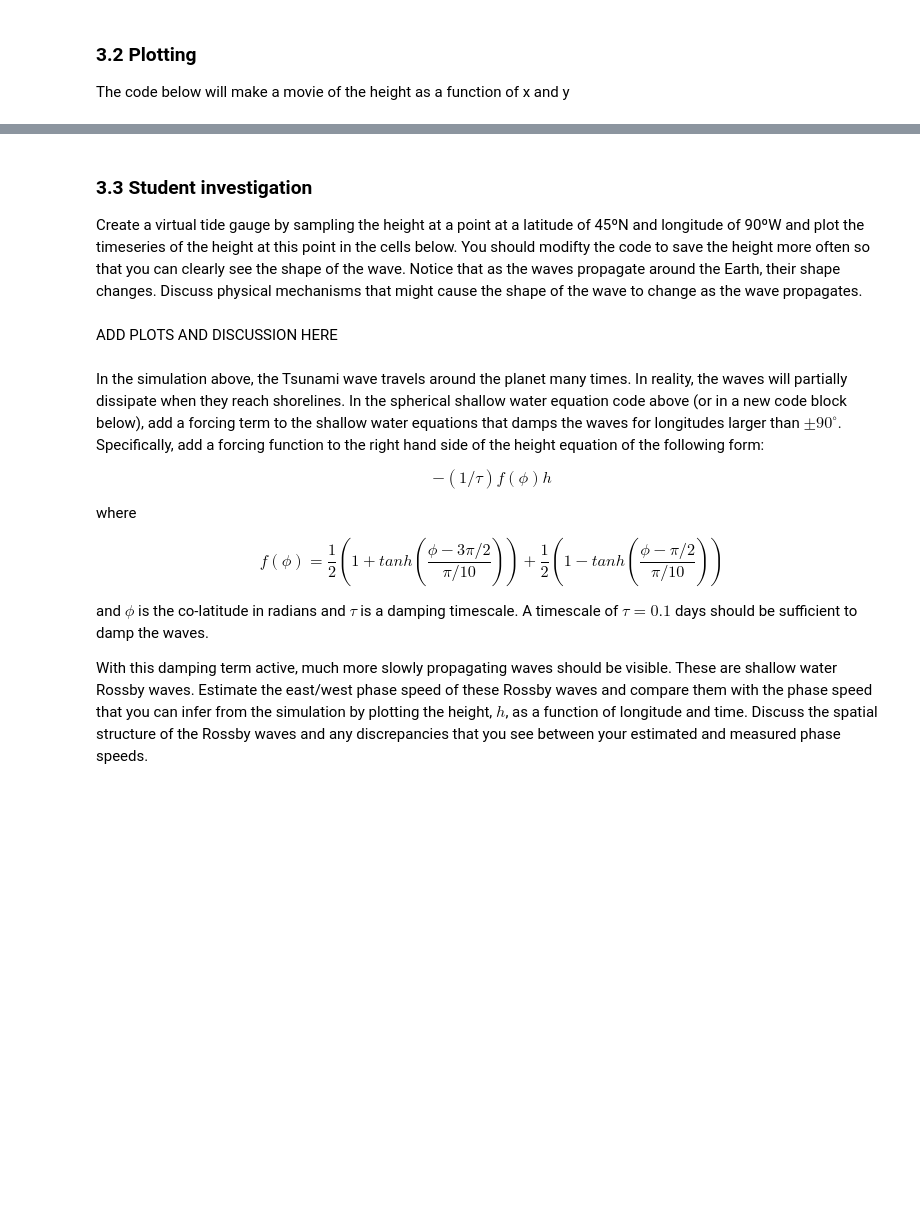
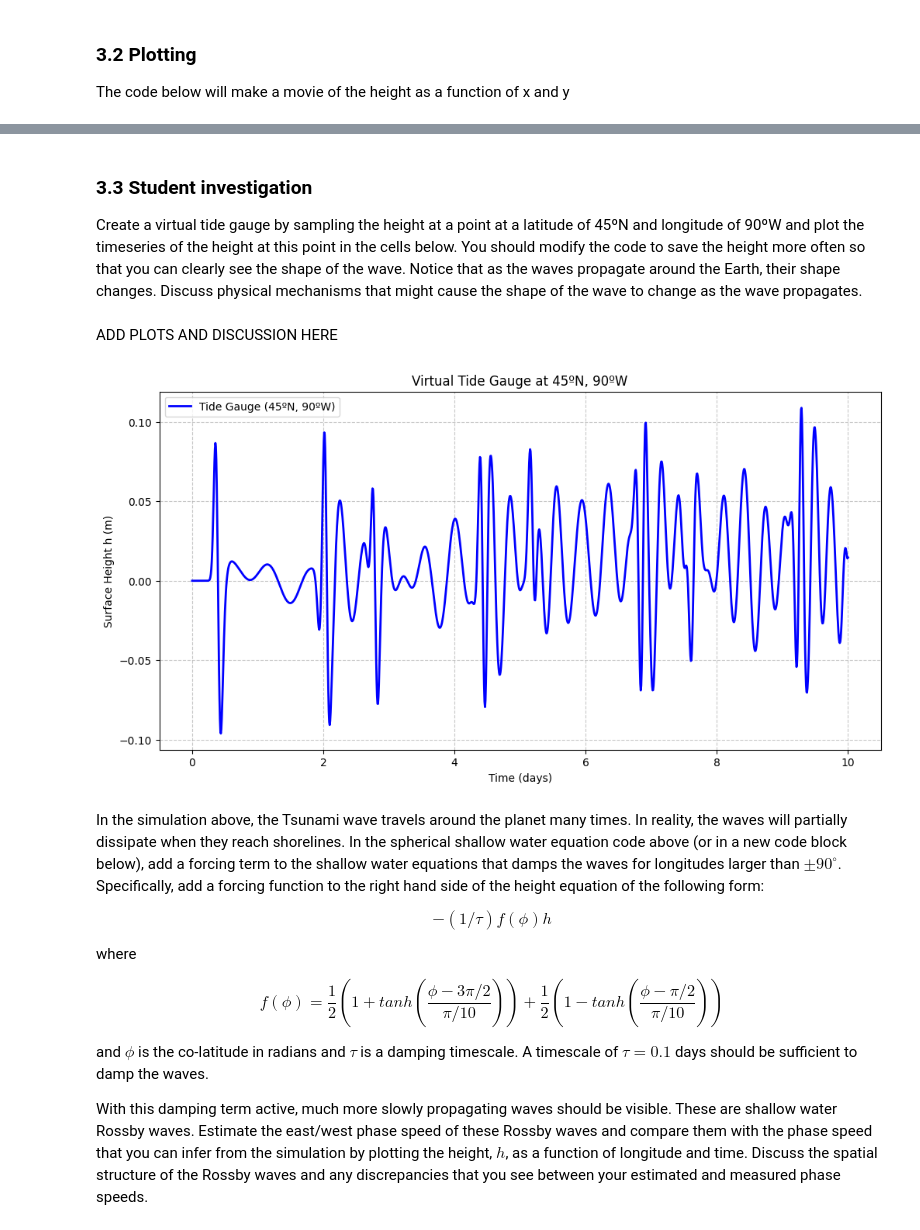
Before and after one commit to barneycevans/QCES, a Jupyter notebook: Project3_tsunami.ipynb, the cells around one changed output, grey strips where cells are left out. Saved outputs shown, nothing was run; the diff lists cells and outputs as text; code cells hidden in the pictures; blank space fills up the shorter version.

```diff
--- a/Project3_tsunami.ipynb
+++ b/Project3_tsunami.ipynb
@@ -603,7 +613,7 @@ try:
     logger.info('Starting main loop')
     while solver.proceed:
         solver.step(timestep)
-        if (solver.iteration-1) % 10 == 0:
+        if (solver.iteration-1) % 1 == 0:
             logger.info('Iteration=%i, Time=%e, dt=%e' %(solver.iteration, solver.sim_time, timestep))
             h.change_scales(1)
             h_save.append(np.copy(h['g']))
@@ -645,9 +676,42 @@ HTML(anim.to_html5_video())
 # %% [markdown]
 ### 3.3 Student investigation
 <a id='section3pt3'></a>
-Create a virtual tide gauge by sampling the height at a point at a latitude of 45ºN and longitude of 90ºW and plot the timeseries of the height at this point in the cells below. You should modifty the code to save the height more often so that you can clearly see the shape of the wave. Notice that as the waves propagate around the Earth, their shape changes. Discuss physical mechanisms that might cause the shape of the wave to change as the wave propagates.
+Create a virtual tide gauge by sampling the height at a point at a latitude of 45ºN and longitude of 90ºW and plot the timeseries of the height at this point in the cells below. You should modify the code to save the height more often so that you can clearly see the shape of the wave. Notice that as the waves propagate around the Earth, their shape changes. Discuss physical mechanisms that might cause the shape of the wave to change as the wave propagates.
 # %% [markdown]
 ADD PLOTS AND DISCUSSION HERE
+# %%
+import numpy as np
+import matplotlib.pyplot as plt
+
+# Target coordinates: 45ºN latitude -> colatitude = pi/4 radians
+# 90ºW longitude -> phi = 3*pi/2 radians
+target_theta = np.pi / 4
+target_phi = 3 * np.pi / 2
+
+# Safely extract 1D coordinates
+theta_1d = np.squeeze(theta)
+phi_1d = np.squeeze(phi)
+
+# Find the index of the grid points closest to our target coordinates
+theta_idx = np.argmin(np.abs(theta_1d - target_theta))
+phi_idx = np.argmin(np.abs(phi_1d - target_phi))
+
+# Extract height timeseries at this virtual tide gauge location
+# h_save shape: (time, phi, theta)
+tide_gauge_heights = h_save[:, phi_idx, theta_idx]
+t_days = np.array(t_save) / day
+
+# Plot the virtual tide gauge timeseries
+plt.figure(figsize=(12, 6))
+plt.plot(t_days, tide_gauge_heights, 'b-', lw=2, label='Tide Gauge (45ºN, 90ºW)')
+plt.xlabel('Time (days)')
+plt.ylabel('Surface Height h (m)')
+plt.title('Virtual Tide Gauge at 45ºN, 90ºW')
+plt.grid(True, linestyle='--', alpha=0.7)
+plt.legend()
+plt.show()
+# %% [output]
+[figure, added]
 # %% [markdown]
 In the simulation above, the Tsunami wave travels around the planet many times. In reality, the waves will partially dissipate when they reach shorelines. In the spherical shallow water equation code above (or in a new code block below), add a forcing term to the shallow water equations that damps the waves for longitudes larger than $\pm 90^\circ$. Specifically, add a forcing function to the right hand side of the height equation of the following form:
 
```
Also changed, not shown: parts of 10 cells of this notebook.
